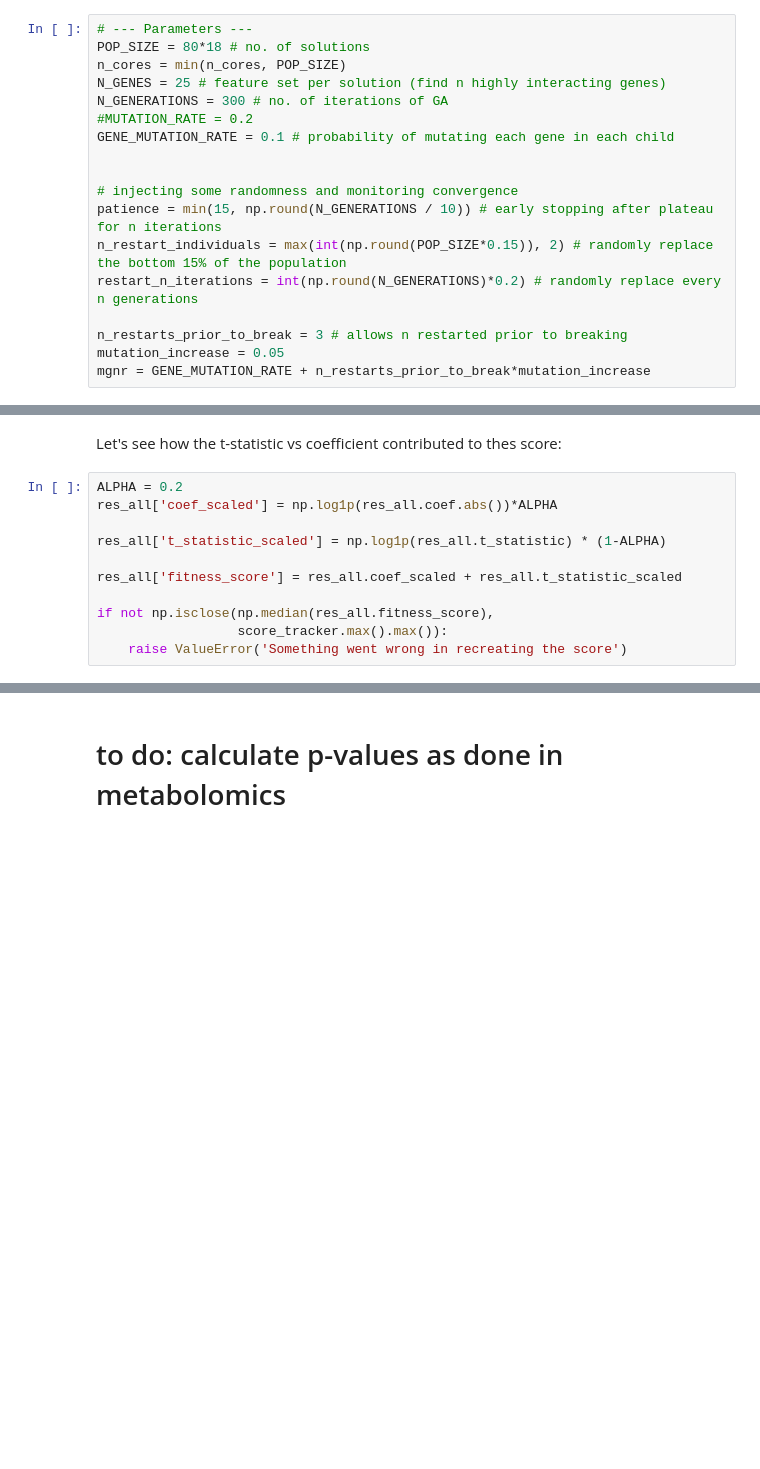
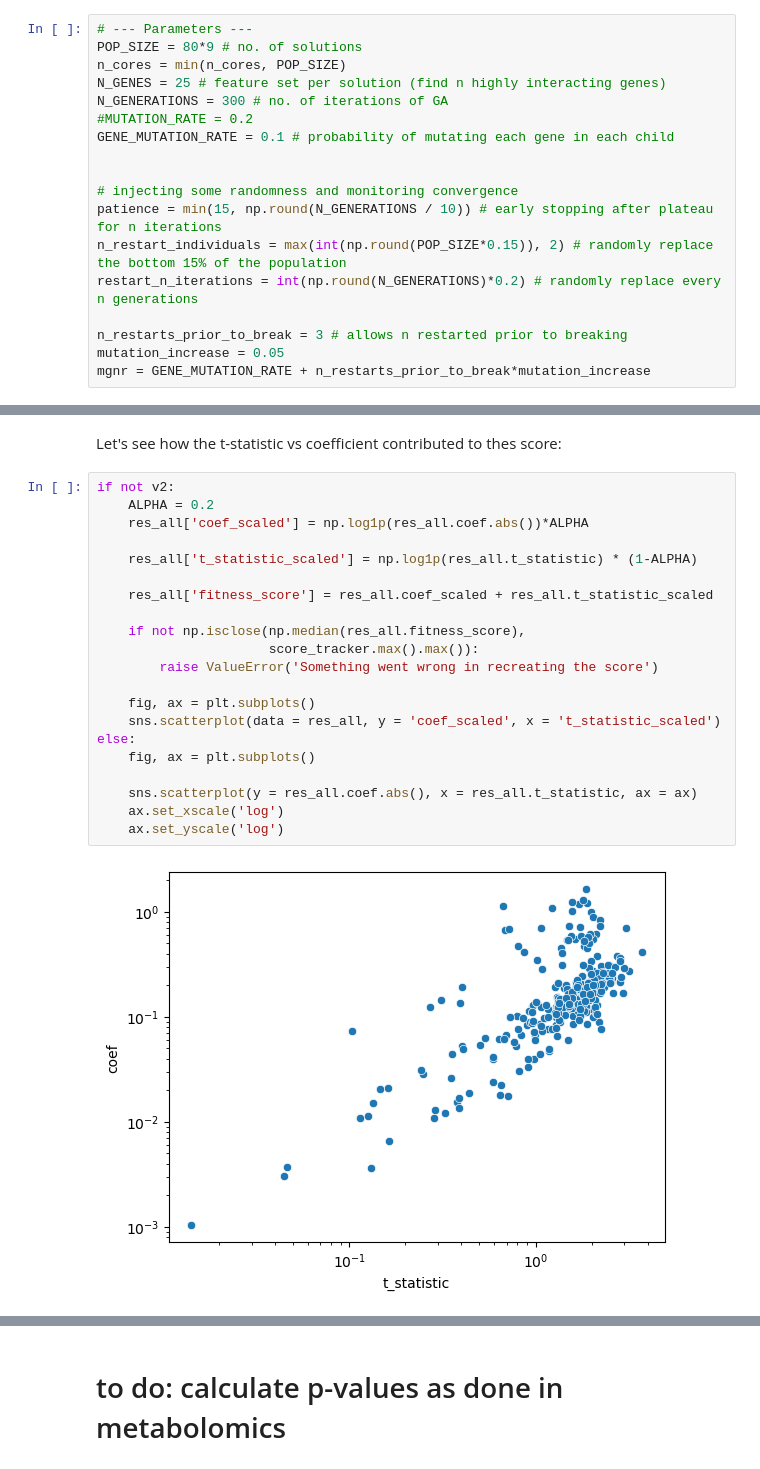
Before and after one commit to hmbaghdassarian/metastatic_potential, a Jupyter notebook: notebooks/C_joint_prediction/05_perturbation_interactions_residuals_sets.ipynb, the cells around one changed output, grey strips where cells are left out. Cells and saved outputs as stored; diff of their text form; blank space fills up the shorter version.

```diff
--- a/notebooks/C_joint_prediction/05_perturbation_interactions_residuals_sets.ipynb
+++ b/notebooks/C_joint_prediction/05_perturbation_interactions_residuals_sets.ipynb
@@ -292,7 +327,7 @@ class SeedTracker:
 seed_tracker = SeedTracker()
 # %%
 # --- Parameters ---
-POP_SIZE = 80*18 # no. of solutions
+POP_SIZE = 80*9 # no. of solutions
 n_cores = min(n_cores, POP_SIZE)
 N_GENES = 25 # feature set per solution (find n highly interacting genes)
 N_GENERATIONS = 300 # no. of iterations of GA
@@ -544,13 +639,25 @@ res_all = pd.concat([
 # %% [markdown]
 Let's see how the t-statistic vs coefficient contributed to thes score:
 # %%
-ALPHA = 0.2
-res_all['coef_scaled'] = np.log1p(res_all.coef.abs())*ALPHA
+if not v2:
+    ALPHA = 0.2
+    res_all['coef_scaled'] = np.log1p(res_all.coef.abs())*ALPHA
 
-res_all['t_statistic_scaled'] = np.log1p(res_all.t_statistic) * (1-ALPHA)
+    res_all['t_statistic_scaled'] = np.log1p(res_all.t_statistic) * (1-ALPHA)
 
-res_all['fitness_score'] = res_all.coef_scaled + res_all.t_statistic_scaled
+    res_all['fitness_score'] = res_all.coef_scaled + res_all.t_statistic_scaled
 
-if not np.isclose(np.median(res_all.fitness_score),
-                  score_tracker.max().max()):
-    raise ValueError('Something went wrong in recreating the score')
+    if not np.isclose(np.median(res_all.fitness_score),
+                      score_tracker.max().max()):
+        raise ValueError('Something went wrong in recreating the score')
+
+    fig, ax = plt.subplots()
+    sns.scatterplot(data = res_all, y = 'coef_scaled', x = 't_statistic_scaled')
+else:
+    fig, ax = plt.subplots()
+
+    sns.scatterplot(y = res_all.coef.abs(), x = res_all.t_statistic, ax = ax)
+    ax.set_xscale('log')
+    ax.set_yscale('log')
+# %% [output]
+[figure, added]
```
Also changed, not shown: parts of 18 cells of this notebook, 3 other files.
